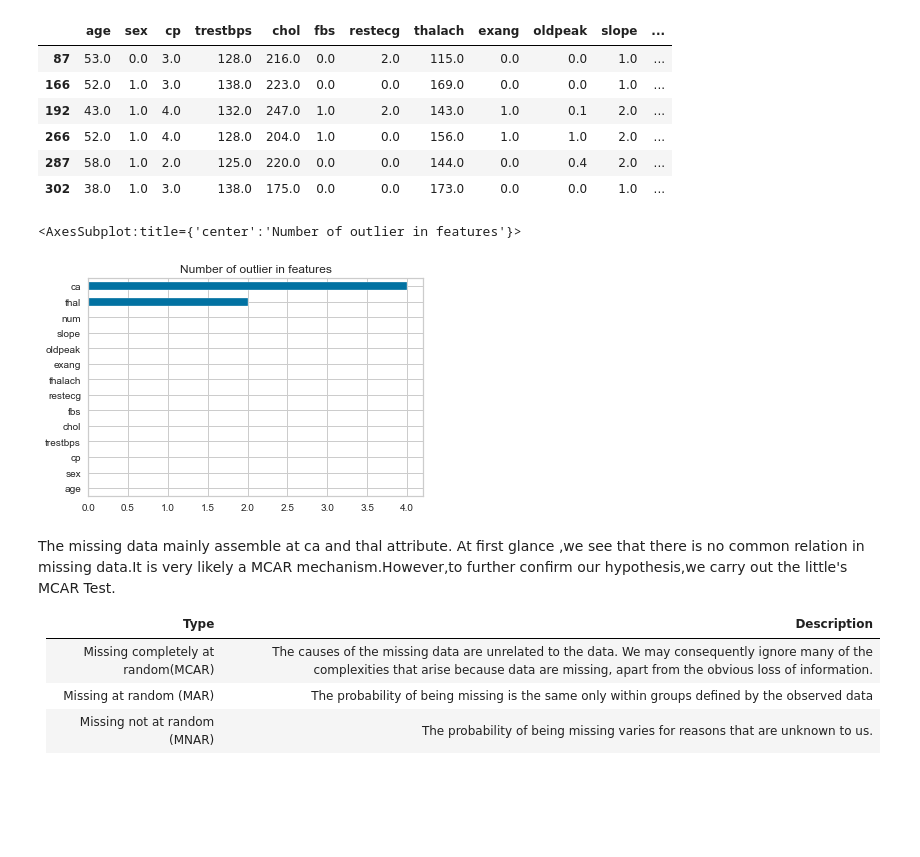
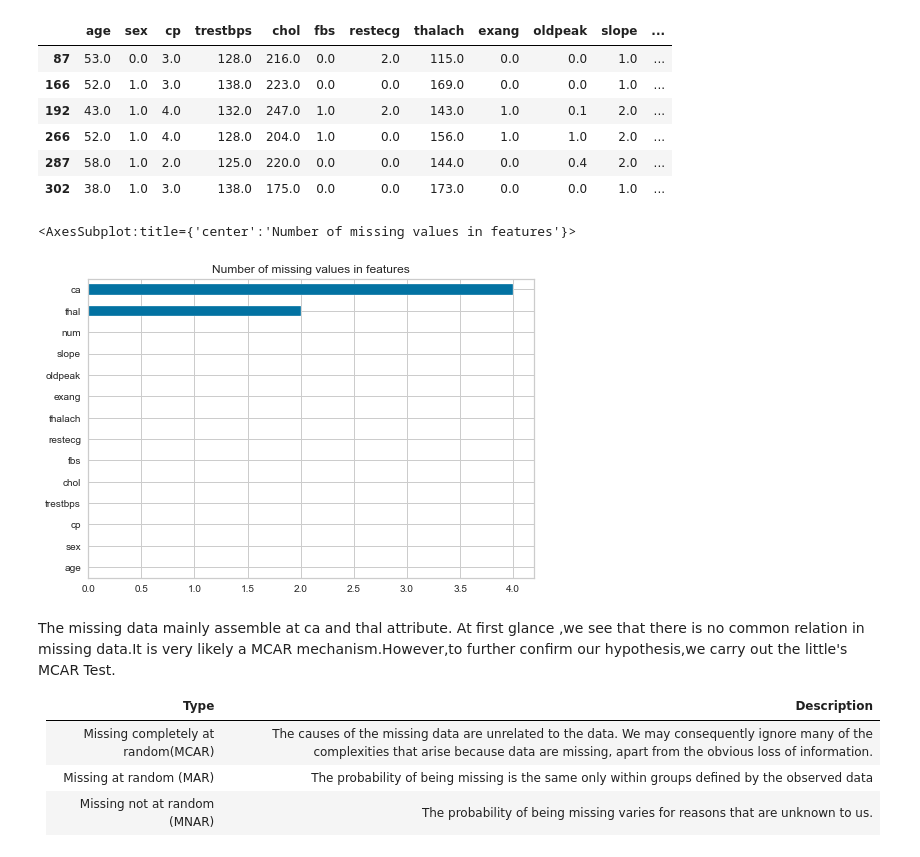
Before and after one commit to zhuofan-16/Heart_Disease_Model, a Jupyter notebook: Cardiovascular_Prediction_ML.ipynb, the cells around one changed output. Drawn from its saved outputs; the diff is of its cells as text; code cells hidden in the pictures; blank space fills up the shorter version.

```diff
--- a/Cardiovascular_Prediction_ML.ipynb
+++ b/Cardiovascular_Prediction_ML.ipynb
@@ -149,10 +149,10 @@ patientDf[patientDf.isna().any(axis=1)]
 | 287 | 58.0 | 1.0 | 2.0 | 125.0 | 220.0 | 0.0 | 0.0 | 144.0 | 0.0 | 0.4 | 2.0 | ... |
 | 302 | 38.0 | 1.0 | 3.0 | 138.0 | 175.0 | 0.0 | 0.0 | 173.0 | 0.0 | 0.0 | 1.0 | ... |
 # %%
-patientDf.isna().sum().sort_values().plot.barh(title='Number of outlier in features')
+patientDf.isna().sum().sort_values().plot.barh(title='Number of missing values in features')
 # %% [output]
-<AxesSubplot:title={'center':'Number of outlier in features'}>
+<AxesSubplot:title={'center':'Number of missing values in features'}>
-[figure, old version]
+[figure, new version]
 # %% [markdown]
 The missing data mainly assemble at ca and thal attribute.
 At first glance ,we see that there is no common relation in missing data.It is very likely a MCAR mechanism.However,to further confirm our hypothesis,we carry out the little's MCAR Test.
```
Also changed, not shown: parts of 39 cells of this notebook.
